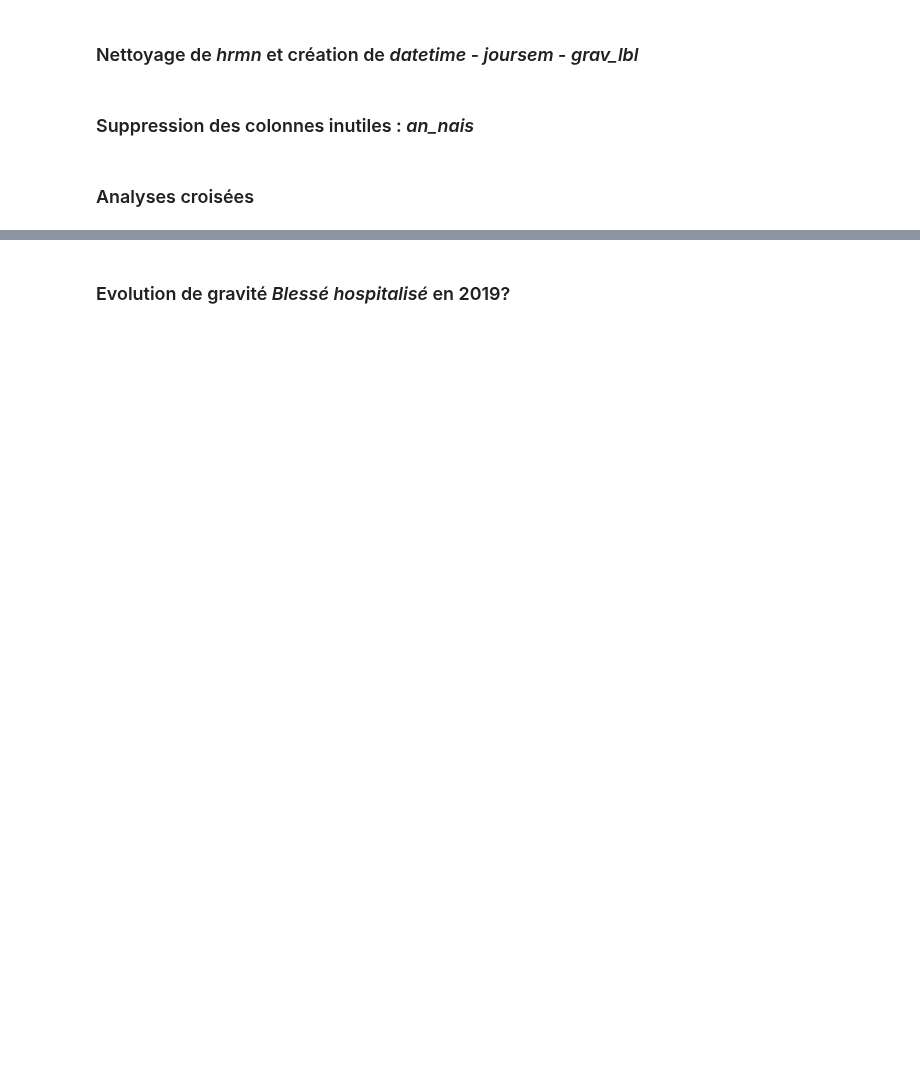
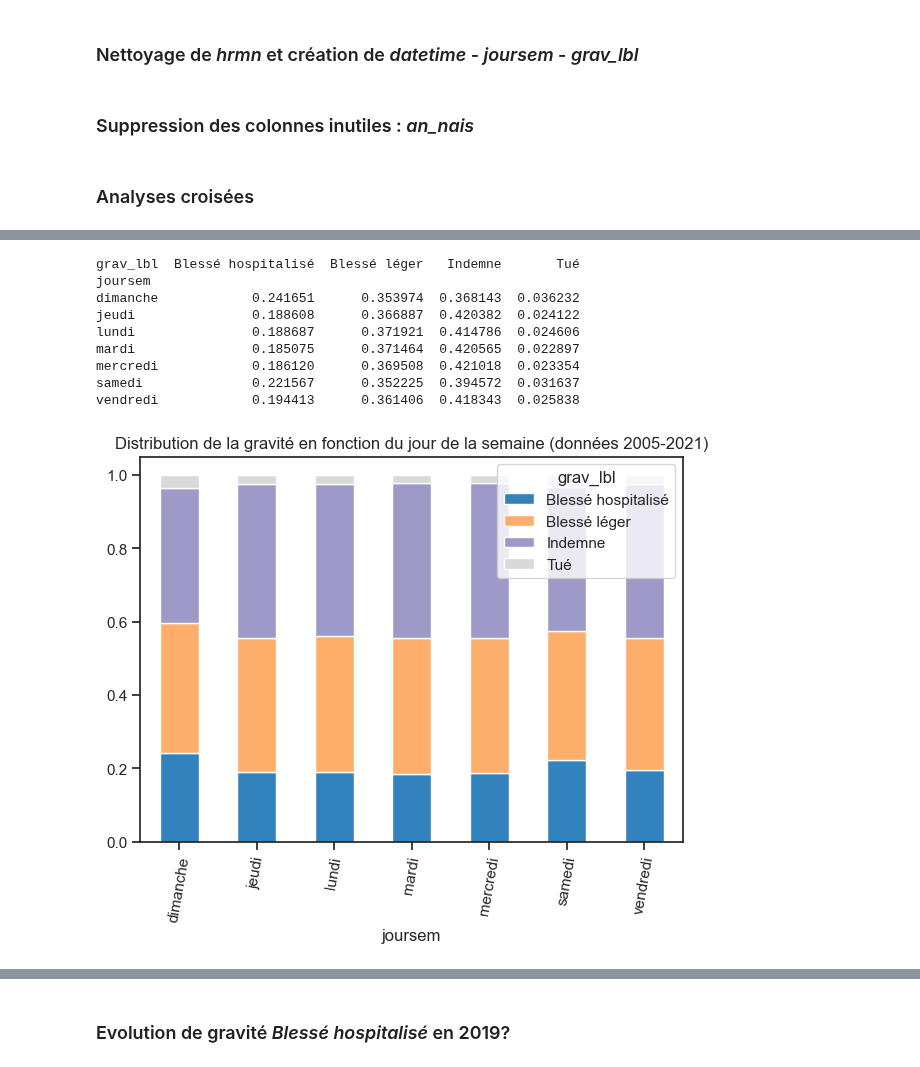
Before and after one commit to nicolascarayon/projet-accidents-routiers, a Jupyter notebook: 01-data-load-viz.ipynb, the cells around one changed output, grey strips where cells are left out. Cells and saved outputs as stored; diff of their text form; code cells hidden in the pictures; blank space fills up the shorter version.

```diff
--- a/01-data-load-viz.ipynb
+++ b/01-data-load-viz.ipynb
@@ -9,9 +9,8 @@ import seaborn as sns
 
 from datetime import date, datetime
 
-start_year = 2005      # Année de début de période d'étude
-end_year   = 2021      # Année de fin de période d'étude
-chk        = True      # Affichage de log des checks
-sampled    = True      # Travail sur données samplées de df
+start_year, end_year = 2005, 2021  # période d'étude
+chk = True           # display logs
+sample_size = 10000  # Travail sur données samplées de df
 
-df, dic_usagers, dic_caract, dic_lieux, dic_vehic = pt.get_work_df(start_year, end_year, sampled, chk)
+df, dic_usagers, dic_caract, dic_lieux, dic_vehic = pt.get_work_df(start_year, end_year, sample_size, chk)
@@ -83,8 +144,8 @@ print(f"Taux de perte : {(nb_bef-nb_aft)/nb_aft*100:.2f} %")
 # %% [markdown]
 ### Création de *age* et *age_cls*
 # %%
-df = pt.create_col_age(df)
-df = pt.create_col_age_cls(df)
+df = pt.create_age(df)
+df = pt.create_age_cls(df)
 # %% [markdown]
 ### Encodages : *dep*,  *nbv*, *catv*, *senc*
 # %%
@@ -108,9 +206,9 @@ for col in var_categ:
 ###  Nettoyage de *hrmn* et création de *datetime* - *joursem* - *grav_lbl*
 # %%
 df = pt.clean_hrmn(df)
-df = pt.create_col_datetime(df)
-df = pt.create_col_joursem(df)
-df = pt.create_col_grav_lbl(df)
+df = pt.create_datetime(df)
+df = pt.create_joursem(df)
+df = pt.create_grav_lbl(df)
 # %% [markdown]
 ### Suppression des colonnes inutiles : *an_nais*
 # %%
@@ -162,17 +262,28 @@ ax.set_title(f"Matrice de corrélation du jeu de données");
 # sns.heatmap(corr4, annot=False, cmap='coolwarm', ax=axs[1,1], cbar=False);
 # %%
 colormap = 'tab20c'
-df_cross = pd.crosstab(df['joursem'], df['grav_lbl'], normalize='index')
-df_cross = df_cross.reindex(['lundi', 'mardi', 'mercredi', 'jeudi', 'vendredi', 'samedi', 'dimanche'])
+df_tmp = df['joursem'].replace(to_replace=[0,1,2,3,4,5,6], value=['lundi', 'mardi', 'mercredi', 'jeudi', 'vendredi', 'samedi', 'dimanche'])
+df_cross = pd.crosstab(df_tmp, df['grav_lbl'], normalize='index')
 print(df_cross)
 
 sns.set_theme(style="ticks")
 f, ax = plt.subplots(figsize=(7, 5))
 chart = df_cross.plot(kind="bar", stacked=True, rot=0, ax=ax,
                       title=f"Distribution de la gravité en fonction du jour de la semaine (données {start_year}-{end_year})",
                       colormap=colormap)
 chart.set_xticklabels(chart.get_xticklabels(), rotation=80)
 sns.move_legend(ax, "upper right")
+# %% [output]
+grav_lbl  Blessé hospitalisé  Blessé léger   Indemne       Tué
+joursem
+dimanche            0.241651      0.353974  0.368143  0.036232
+jeudi               0.188608      0.366887  0.420382  0.024122
+lundi               0.188687      0.371921  0.414786  0.024606
+mardi               0.185075      0.371464  0.420565  0.022897
+mercredi            0.186120      0.369508  0.421018  0.023354
+samedi              0.221567      0.352225  0.394572  0.031637
+vendredi            0.194413      0.361406  0.418343  0.025838
+[figure, added]
 # %%
 colormap = 'tab20c'
 
```
Also changed, not shown: parts of 16 cells of this notebook, 5 other files.
